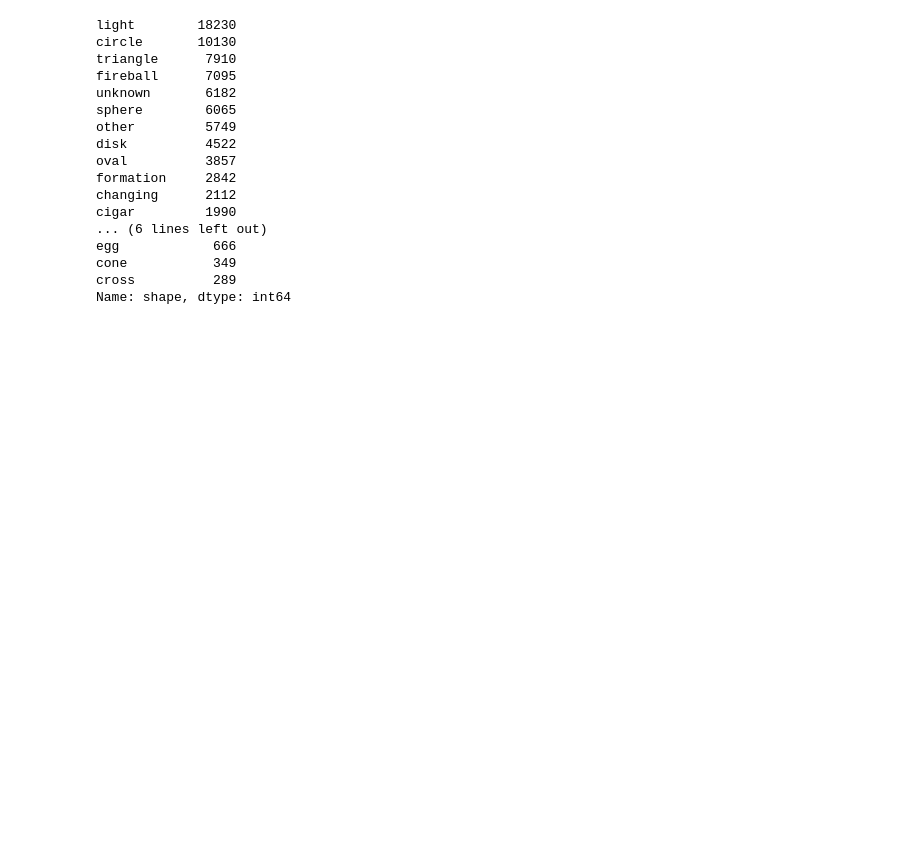
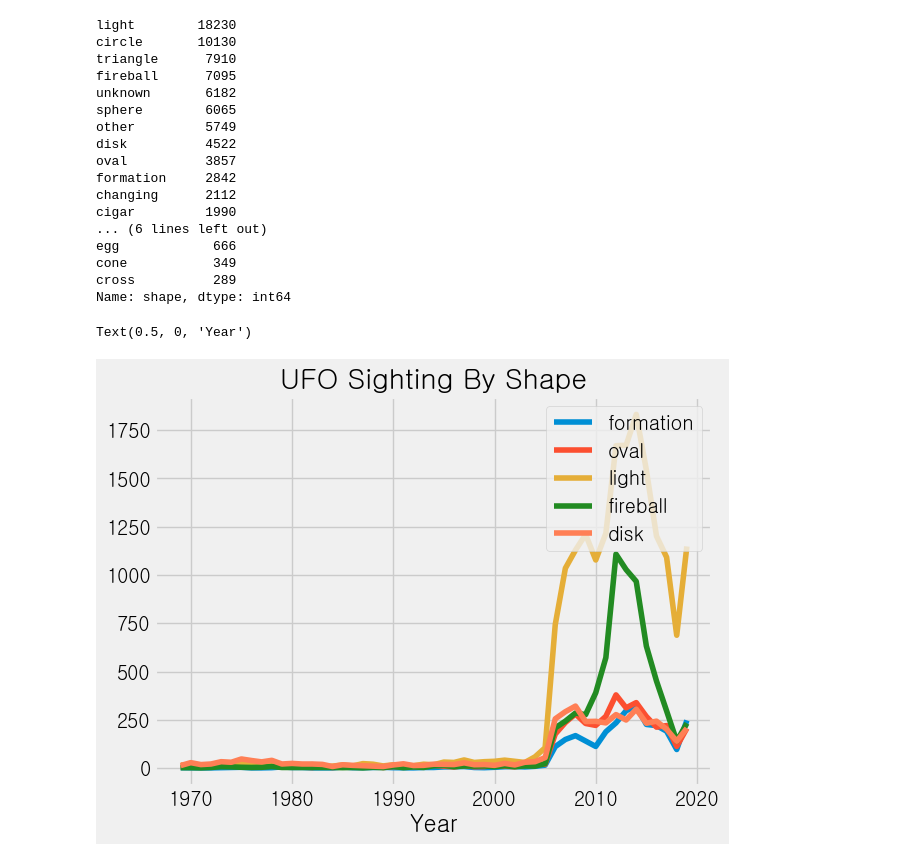
Before and after one commit to choi55j/-2023-09, a Jupyter notebook: choi/수파이썬/12강.ipynb, the cells around one changed output. Cells and saved outputs as stored; diff of their text form; code cells hidden in the pictures; blank space fills up the shorter version.

```diff
--- a/choi/수파이썬/12강.ipynb
+++ b/choi/수파이썬/12강.ipynb
@@ -284,3 +288,15 @@ egg            666
 cone           349
 cross          289
 Name: shape, dtype: int64
+# %%
+ufos[ufos["shape"] == "formation"].year.value_counts().sort_index().plot(label = "formation")
+ufos[ufos["shape"] == "oval"].year.value_counts().sort_index().plot(label="oval")
+ufos[ufos["shape"] == "light"].year.value_counts().sort_index().plot(label="light")
+ufos[ufos["shape"] == "fireball"].year.value_counts().sort_index().plot(label="fireball", color="#228B22")
+ufos[ufos["shape"] == "disk"].year.value_counts().sort_index().plot(label="disk", color="#ff7f55")
+plt.legend(loc="upper right")
+plt.title("UFO Sighting By Shape")
+plt.xlabel("Year")
+# %% [output]
+Text(0.5, 0, 'Year')
+[figure, added]
```
Also changed, not shown: parts of 5 cells of this notebook, 1 other file.
